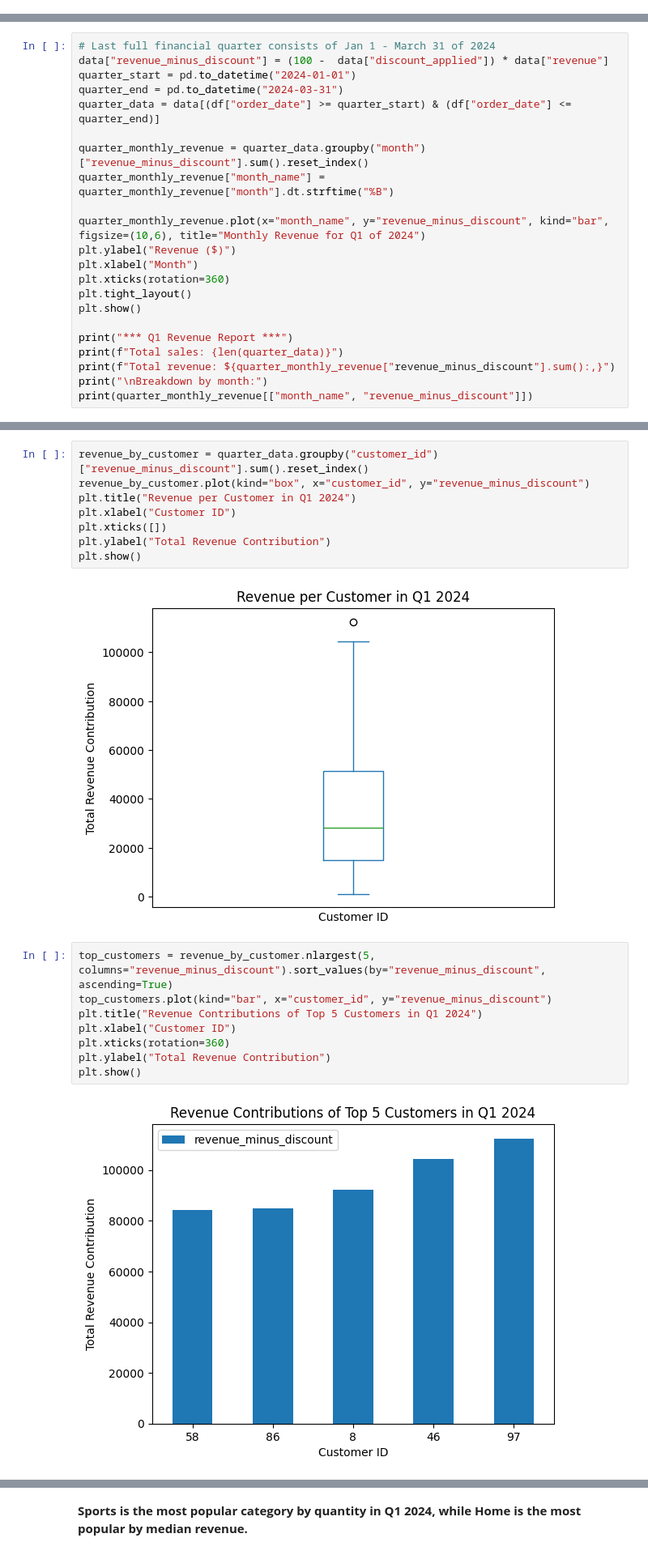
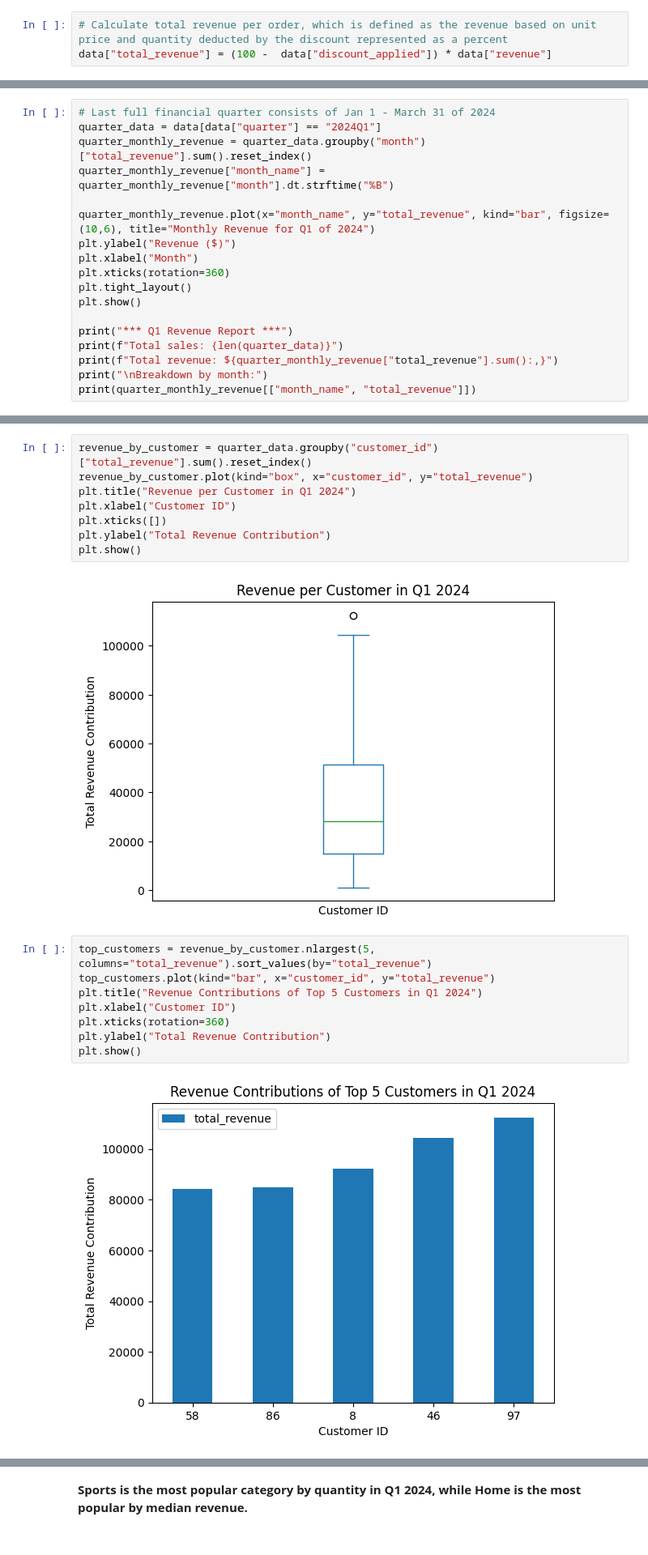
Before and after one commit to mmorcos434/ds-fall-2025-fri-1230, a Jupyter notebook: Week-06-Business-Stats-Analytics/homeworks/ayesha-ilyas-week06-exercise.ipynb, the cells around one changed output, grey strips where cells are left out. Shown at 81% size. Cells and saved outputs as stored; diff of their text form.

```diff
--- a/Week-06-Business-Stats-Analytics/homeworks/ayesha-ilyas-week06-exercise.ipynb
+++ b/Week-06-Business-Stats-Analytics/homeworks/ayesha-ilyas-week06-exercise.ipynb
@@ -167,0 +198,3 @@ What was the company's total revenue last quarter? Break it down by month.
+# %%
+# Calculate total revenue per order, which is defined as the revenue based on unit price and quantity deducted by the discount represented as a percent
+data["total_revenue"] = (100 -  data["discount_applied"]) * data["revenue"]
@@ -168,14 +235,10 @@ What was the company's total revenue last quarter? Break it down by month.
 # %%
 # Last full financial quarter consists of Jan 1 - March 31 of 2024
-data["revenue_minus_discount"] = (100 -  data["discount_applied"]) * data["revenue"]
-quarter_start = pd.to_datetime("2024-01-01")
-quarter_end = pd.to_datetime("2024-03-31")
-quarter_data = data[(df["order_date"] >= quarter_start) & (df["order_date"] <= quarter_end)]
-
-quarter_monthly_revenue = quarter_data.groupby("month")["revenue_minus_discount"].sum().reset_index()
+quarter_data = data[data["quarter"] == "2024Q1"]
+quarter_monthly_revenue = quarter_data.groupby("month")["total_revenue"].sum().reset_index()
 quarter_monthly_revenue["month_name"] = quarter_monthly_revenue["month"].dt.strftime("%B")
 
-quarter_monthly_revenue.plot(x="month_name", y="revenue_minus_discount", kind="bar", figsize=(10,6), title="Monthly Revenue for Q1 of 2024")
+quarter_monthly_revenue.plot(x="month_name", y="total_revenue", kind="bar", figsize=(10,6), title="Monthly Revenue for Q1 of 2024")
 plt.ylabel("Revenue ($)")
 plt.xlabel("Month")
 plt.xticks(rotation=360)
@@ -184,7 +247,7 @@ plt.show()
 
 print("*** Q1 Revenue Report ***")
 print(f"Total sales: {len(quarter_data)}")
-print(f"Total revenue: ${quarter_monthly_revenue["revenue_minus_discount"].sum():,}")
+print(f"Total revenue: ${quarter_monthly_revenue["total_revenue"].sum():,}")
 print("\nBreakdown by month:")
-print(quarter_monthly_revenue[["month_name", "revenue_minus_discount"]])
+print(quarter_monthly_revenue[["month_name", "total_revenue"]])
 # %% [output]
@@ -204,8 +267,8 @@ Who are the top 5 customers by total revenue contribution?
 # %% [markdown]
 **One of the top 5 revenue contributors is a statistical outlier, with the remaining 4 falling between the min and max. The difference in contribution generally increases as total contribution increases.**
 # %%
-revenue_by_customer = quarter_data.groupby("customer_id")["revenue_minus_discount"].sum().reset_index()
-revenue_by_customer.plot(kind="box", x="customer_id", y="revenue_minus_discount")
+revenue_by_customer = quarter_data.groupby("customer_id")["total_revenue"].sum().reset_index()
+revenue_by_customer.plot(kind="box", x="customer_id", y="total_revenue")
 plt.title("Revenue per Customer in Q1 2024")
 plt.xlabel("Customer ID")
 plt.xticks([])
@@ -214,15 +277,15 @@ plt.show()
 # %% [output]
 [figure]
 # %%
-top_customers = revenue_by_customer.nlargest(5, columns="revenue_minus_discount").sort_values(by="revenue_minus_discount", ascending=True)
-top_customers.plot(kind="bar", x="customer_id", y="revenue_minus_discount")
+top_customers = revenue_by_customer.nlargest(5, columns="total_revenue").sort_values(by="total_revenue")
+top_customers.plot(kind="bar", x="customer_id", y="total_revenue")
 plt.title("Revenue Contributions of Top 5 Customers in Q1 2024")
 plt.xlabel("Customer ID")
 plt.xticks(rotation=360)
 plt.ylabel("Total Revenue Contribution")
 plt.show()
 # %% [output]
-[figure, old version]
+[figure, new version]
 # %%
 print(top_customers)
 # %% [output]
```
Also changed, not shown: parts of 19 cells of this notebook.
